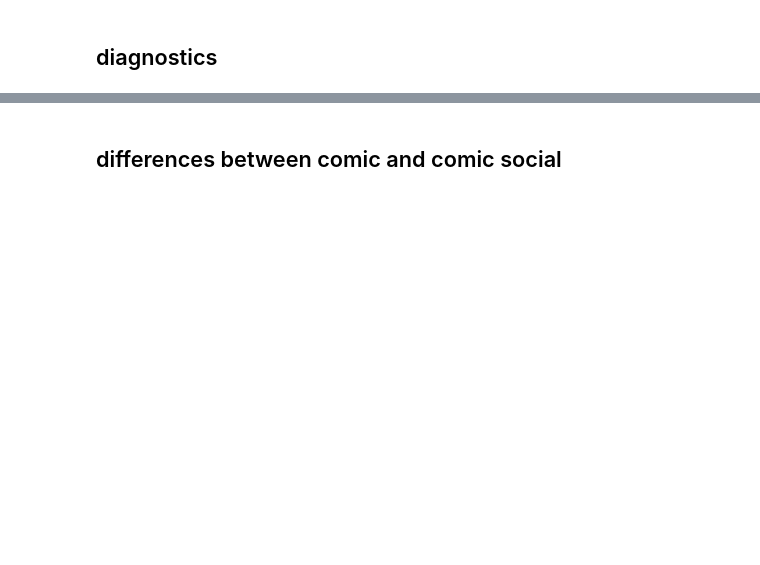
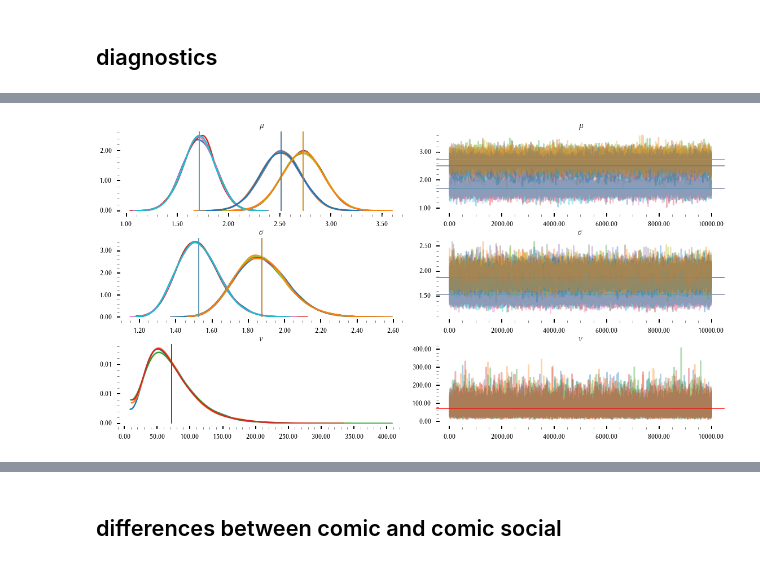
Before and after one commit to CrowdDynamicsLab/ComicPersuasion, a Jupyter notebook: Paper Draft/CHI2019-comic/hari-code/new experiments, sep 2018.ipynb, the cells around one changed output, grey strips where cells are left out. Cells and saved outputs as stored; diff of their text form; code cells hidden in the pictures; blank space fills up the shorter version.

```diff
--- a/Paper Draft/CHI2019-comic/hari-code/new experiments, sep 2018.ipynb
+++ b/Paper Draft/CHI2019-comic/hari-code/new experiments, sep 2018.ipynb
@@ -388,0 +403,51 @@ fig3.savefig("new_exp_text_v_comic_v_social.pdf")
+# %%
+# Use LaTeX for typesetting
+rc('text', usetex=True)
+# Use ACM standard fonts (Type 1) for numbers and labels
+rc('text.latex',
+   preamble=[
+       r'\usepackage[tt=false, type1=true]{libertine}',
+       r'\usepackage[libertine]{newtxmath}', r'\usepackage[varqu]{zi4}',
+       r'\usepackage[T1]{fontenc}'
+   ])
+
+NRows = 3
+NCols = 2
+fig, axs = sb.mpl.pyplot.subplots(3, 2)
+fig.set_size_inches(16, 8)
+pm.plots.traceplot(
+    trace=trace,
+    varnames=['mode', 'sigma', 'nu'],
+    ax=axs,
+    lines={
+        'mode': [mu0.mean(), mu1.mean(), mu2.mean()],
+        'sigma': [sigma0.mean(), sigma1.mean(), sigma2.mean()],
+        'nu': (trace['nu']).mean()
+        }
+    )
+
+for i in range(NRows):
+    for j in range(NCols):
+        z = axs[i, j]
+        z.set_xlabel("") # no individual labels
+        z.set_ylabel("")
+        z.spines['right'].set_visible(False)
+        z.spines['top'].set_visible(False)
+        z.spines['left'].set_visible(False)
+        z.spines['bottom'].set_visible(False)
+        z.spines['bottom'].set_position(('outward', 10))
+        z.xaxis.set_major_formatter(FormatStrFormatter('%.2f'))
+        z.yaxis.set_major_formatter(FormatStrFormatter('%.2f'))
+        z.tick_params(direction='in', length=6, width=2, colors='k', which='major')
+        z.tick_params(direction='in', length=4, width=1, colors='gray', which='minor')
+        z.minorticks_on()
+
+axs[0,0].set_title(r'$\mu$')
+axs[0,1].set_title(r'$\mu$')
+axs[1,0].set_title(r'$\sigma$')
+axs[1,1].set_title(r'$\sigma$')
+axs[2,0].set_title(r'$\nu$')
+axs[2,1].set_title(r'$\nu$')
+fig.savefig('traceplot')
+# %% [output]
+[figure, added]
```
Also changed, not shown: parts of 23 cells of this notebook, 2 other files.
